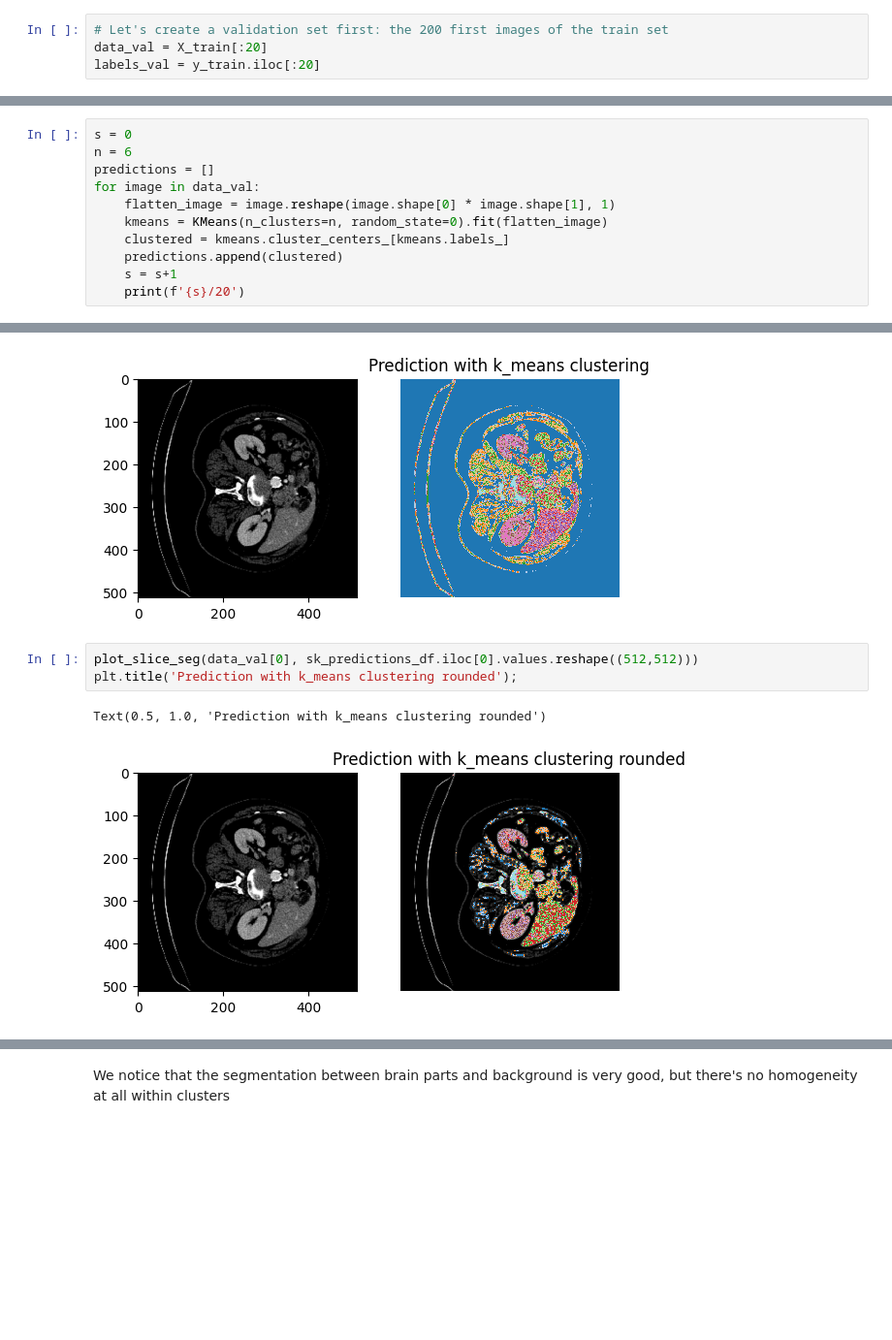
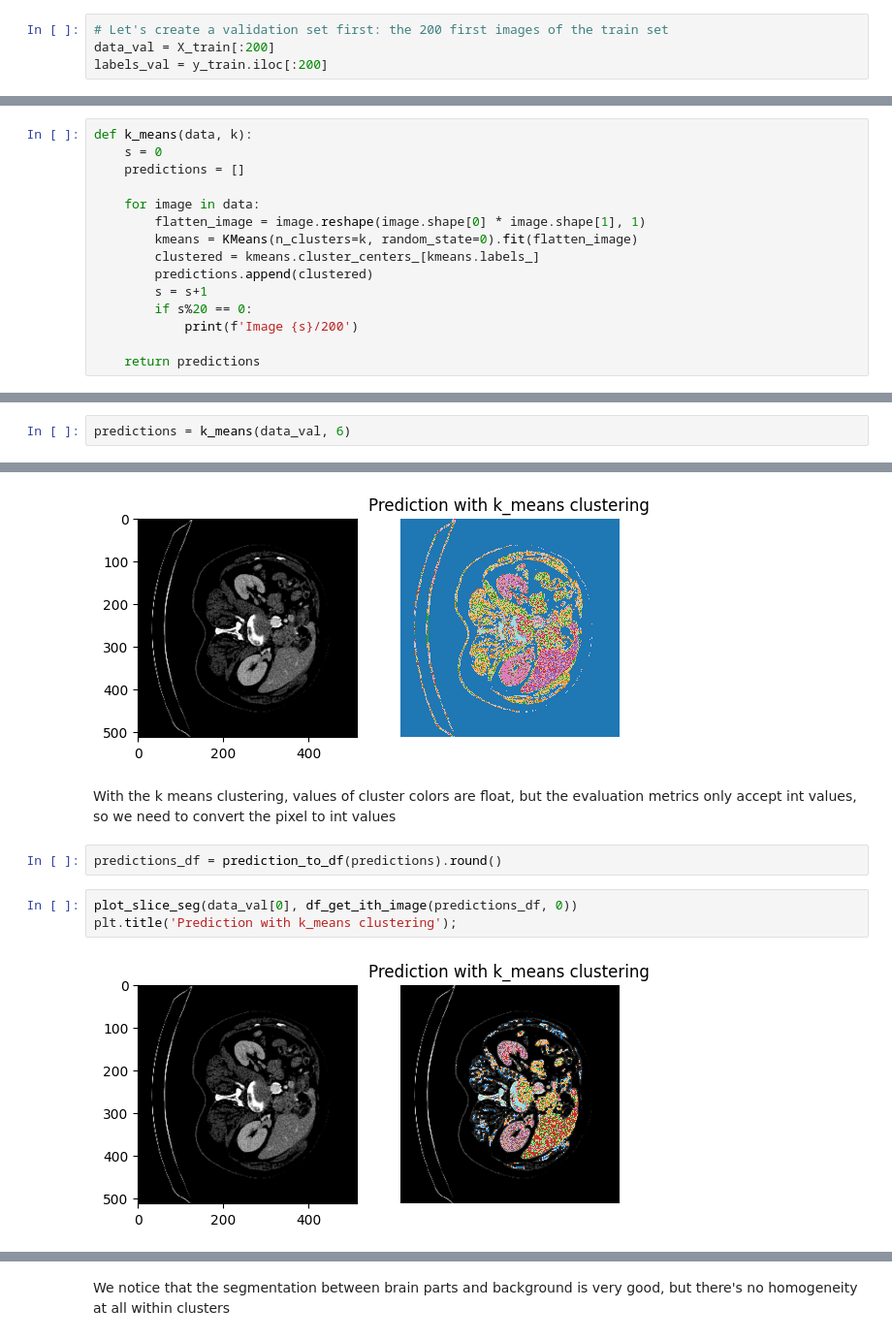
Before and after one commit to arigqt/challenge_ens, a Jupyter notebook: Code/k_means.ipynb, the cells around one changed output, grey strips where cells are left out. Shown at 97% size. Drawn from its saved outputs; the diff is of its cells as text; blank space fills up the shorter version.

```diff
--- a/Code/k_means.ipynb
+++ b/Code/k_means.ipynb
@@ -37,5 +31,5 @@ X_train, X_test, y_train = get_data()
 ### K means algorithm
 # %%
 # Let's create a validation set first: the 200 first images of the train set
-data_val = X_train[:20]
-labels_val = y_train.iloc[:20]
+data_val = X_train[:200]
+labels_val = y_train.iloc[:200]
@@ -44,11 +36,15 @@ labels_val = y_train.iloc[:20]
 # %%
-s = 0
-n = 6
-predictions = []
-for image in data_val:
-    flatten_image = image.reshape(image.shape[0] * image.shape[1], 1)
-    kmeans = KMeans(n_clusters=n, random_state=0).fit(flatten_image)
-    clustered = kmeans.cluster_centers_[kmeans.labels_]
-    predictions.append(clustered)
-    s = s+1
-    print(f'{s}/20')
+def k_means(data, k):
+    s = 0
+    predictions = []
+
+    for image in data:
+        flatten_image = image.reshape(image.shape[0] * image.shape[1], 1)
+        kmeans = KMeans(n_clusters=k, random_state=0).fit(flatten_image)
+        clustered = kmeans.cluster_centers_[kmeans.labels_]
+        predictions.append(clustered)
+        s = s+1
+        if s%20 == 0:
+            print(f'Image {s}/200')
+
+    return predictions
@@ -77,0 +51,2 @@ sk_predictions_df = prediction_to_df(predictions).round()
+# %%
+predictions = k_means(data_val, 6)
@@ -80,9 +66,12 @@ plot_slice_seg(data_val[0], predictions[0])
 plt.title('Prediction with k_means clustering');
 # %% [output]
 [figure]
+# %% [markdown]
+With the k means clustering, values of cluster colors are float, but the evaluation metrics only accept int values, so we need to convert the pixel to int values
+# %%
+predictions_df = prediction_to_df(predictions).round()
 # %%
-plot_slice_seg(data_val[0], sk_predictions_df.iloc[0].values.reshape((512,512)))
-plt.title('Prediction with k_means clustering rounded');
+plot_slice_seg(data_val[0], df_get_ith_image(predictions_df, 0))
+plt.title('Prediction with k_means clustering');
 # %% [output]
-Text(0.5, 1.0, 'Prediction with k_means clustering rounded')
-[figure, old version]
+[figure, new version]
```
Also changed, not shown: parts of 37 cells of this notebook, 3 other files.
